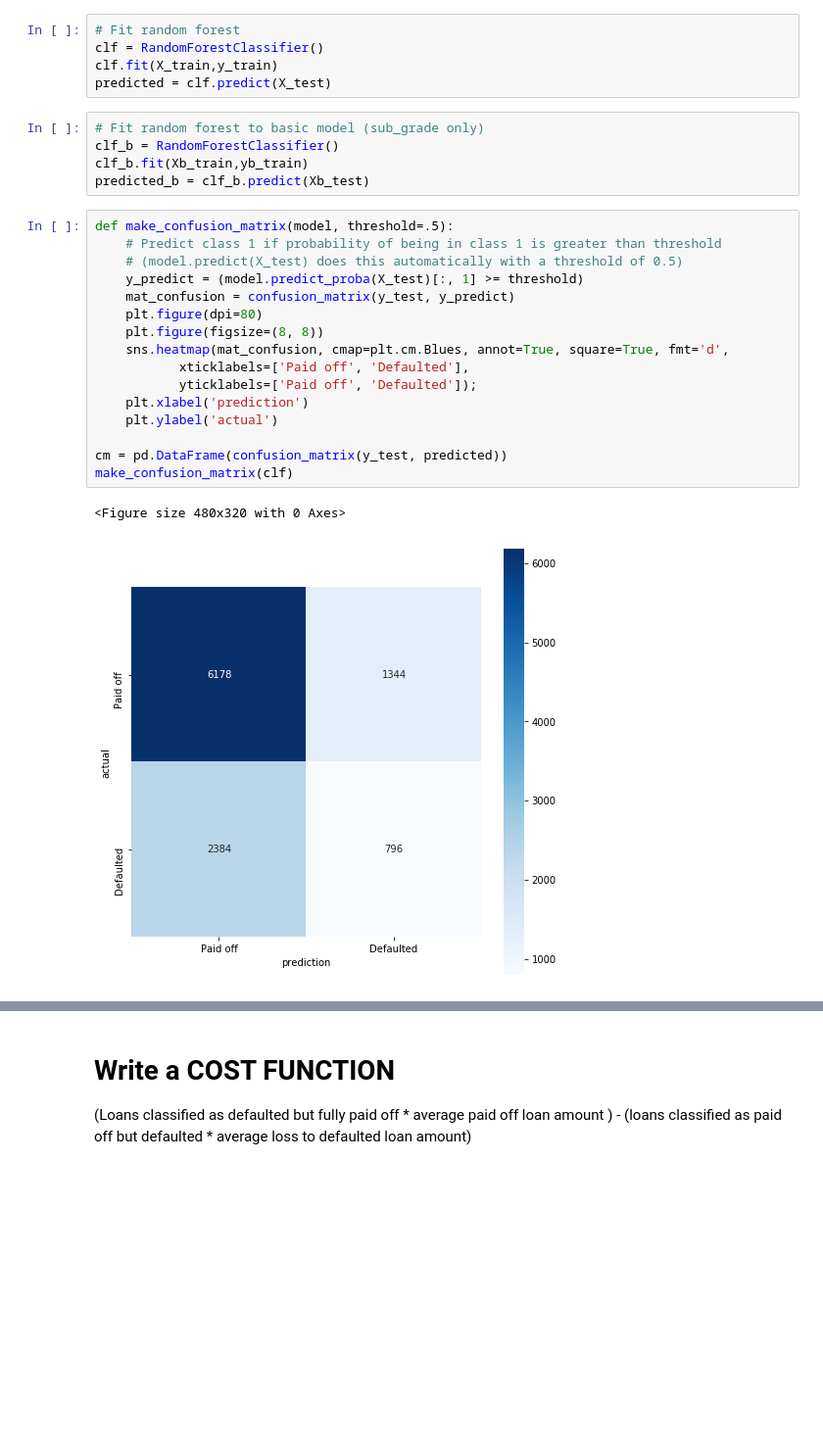
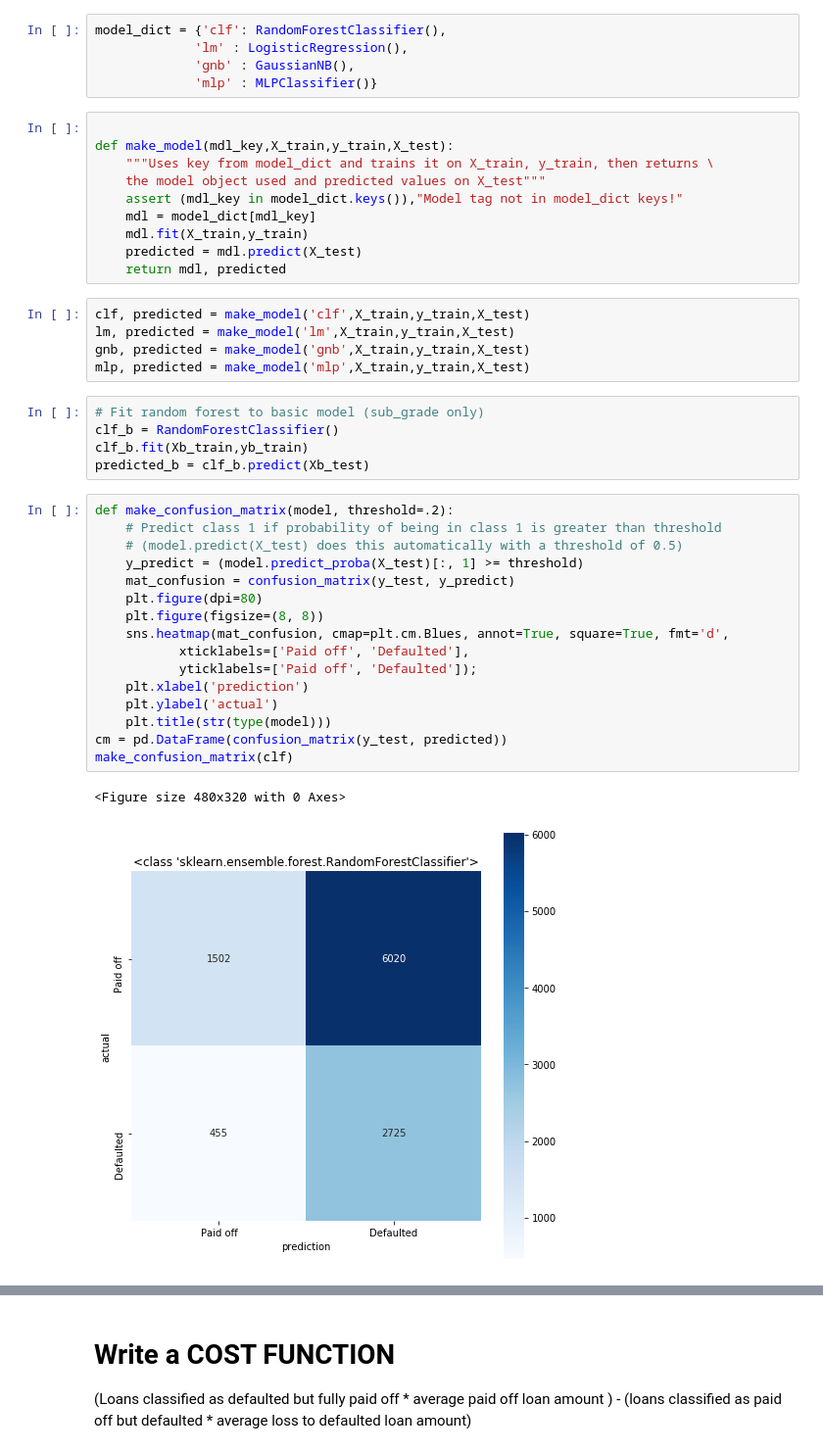
Before and after one commit to jeremyrchow/lending_club_default_model, a Jupyter notebook: EDA.ipynb, the cells around one changed output, grey strips where cells are left out. Shown at 98% size. Cells and saved outputs as stored; diff of their text form; blank space fills up the shorter version.

Commit message:
Plotting multiple default models, no arg changes

```diff
--- a/EDA.ipynb
+++ b/EDA.ipynb
@@ -343,32 +348,47 @@ X_train, X_test, y_train, y_test = train_test_split(X, y, test_size=0.2, random_
 Xb = patsy.dmatrix(patsy_string_from_df(df_basic),df_basic)
 yb = df_basic['loan_status'].values
 Xb_train, Xb_test, yb_train, yb_test = train_test_split(Xb, yb, test_size=0.2, random_state=123456)
-# %%
-# Fit random forest
-clf = RandomForestClassifier()
-clf.fit(X_train,y_train)
-predicted = clf.predict(X_test)
+# %%
+model_dict = {'clf': RandomForestClassifier(),
+             'lm' : LogisticRegression(),
+             'gnb' : GaussianNB(),
+             'mlp' : MLPClassifier()}
+# %%
+
+def make_model(mdl_key,X_train,y_train,X_test):
+    """Uses key from model_dict and trains it on X_train, y_train, then returns \
+    the model object used and predicted values on X_test"""
+    assert (mdl_key in model_dict.keys()),"Model tag not in model_dict keys!"
+    mdl = model_dict[mdl_key]
+    mdl.fit(X_train,y_train)
+    predicted = mdl.predict(X_test)
+    return mdl, predicted
+# %%
+clf, predicted = make_model('clf',X_train,y_train,X_test)
+lm, predicted = make_model('lm',X_train,y_train,X_test)
+gnb, predicted = make_model('gnb',X_train,y_train,X_test)
+mlp, predicted = make_model('mlp',X_train,y_train,X_test)
 # %%
 # Fit random forest to basic model (sub_grade only)
 clf_b = RandomForestClassifier()
 clf_b.fit(Xb_train,yb_train)
 predicted_b = clf_b.predict(Xb_test)
 # %%
-def make_confusion_matrix(model, threshold=.5):
+def make_confusion_matrix(model, threshold=.2):
     # Predict class 1 if probability of being in class 1 is greater than threshold
     # (model.predict(X_test) does this automatically with a threshold of 0.5)
     y_predict = (model.predict_proba(X_test)[:, 1] >= threshold)
     mat_confusion = confusion_matrix(y_test, y_predict)
     plt.figure(dpi=80)
     plt.figure(figsize=(8, 8))
     sns.heatmap(mat_confusion, cmap=plt.cm.Blues, annot=True, square=True, fmt='d',
            xticklabels=['Paid off', 'Defaulted'],
            yticklabels=['Paid off', 'Defaulted']);
     plt.xlabel('prediction')
     plt.ylabel('actual')
-
+    plt.title(str(type(model)))
 cm = pd.DataFrame(confusion_matrix(y_test, predicted))
 make_confusion_matrix(clf)
 # %% [output]
 <Figure size 480x320 with 0 Axes>
-[figure, old version]
+[figure, new version]
```
Also changed, not shown: parts of 12 cells of this notebook.
